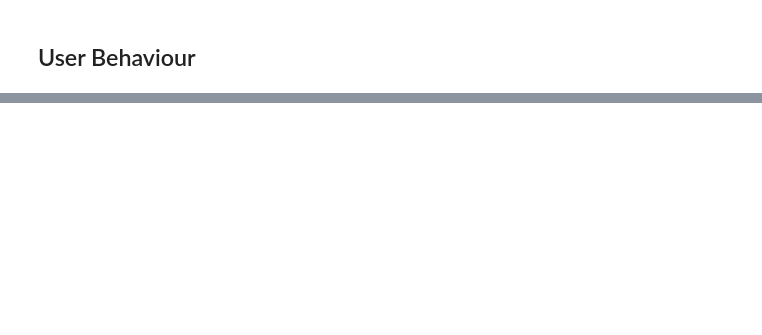
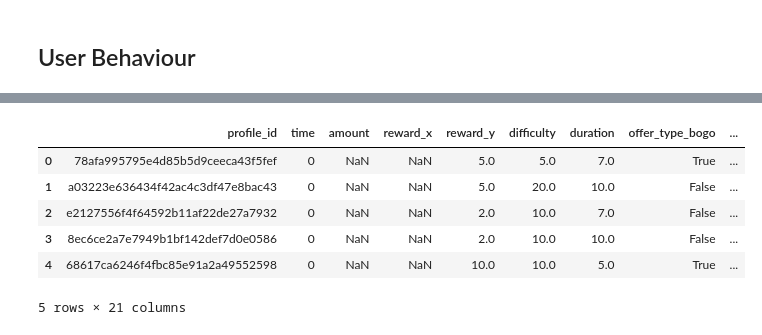
Before and after one commit to seobando/UDACITY_AWSML, a Jupyter notebook: 5 capstone-project/transform/user_behaviour.ipynb, the cells around one changed output, grey strips where cells are left out. Cells and saved outputs as stored; diff of their text form; code cells hidden in the pictures; blank space fills up the shorter version.

```diff
--- a/5 capstone-project/transform/user_behaviour.ipynb
+++ b/5 capstone-project/transform/user_behaviour.ipynb
@@ -135,0 +153,11 @@ transcript.head()
+# %%
+user_behaviour = user_behaviour.drop(["event", "value", "portfolio_id","channels","became_member_on"], axis='columns',)
+user_behaviour.head()
+# %% [output]
+|  | profile_id | time | amount | reward_x | reward_y | difficulty | duration | offer_type_bogo | ... |
+| 0 | 78afa995795e4d85b5d9ceeca43f5fef | 0 | NaN | NaN | 5.0 | 5.0 | 7.0 | True | ... |
+| 1 | a03223e636434f42ac4c3df47e8bac43 | 0 | NaN | NaN | 5.0 | 20.0 | 10.0 | False | ... |
+| 2 | e2127556f4f64592b11af22de27a7932 | 0 | NaN | NaN | 2.0 | 10.0 | 7.0 | False | ... |
+| 3 | 8ec6ce2a7e7949b1bf142def7d0e0586 | 0 | NaN | NaN | 2.0 | 10.0 | 10.0 | False | ... |
+| 4 | 68617ca6246f4fbc85e91a2a49552598 | 0 | NaN | NaN | 10.0 | 10.0 | 5.0 | True | ... |
+5 rows × 21 columns
```
Also changed, not shown: parts of 7 cells of this notebook, 19 other files.
